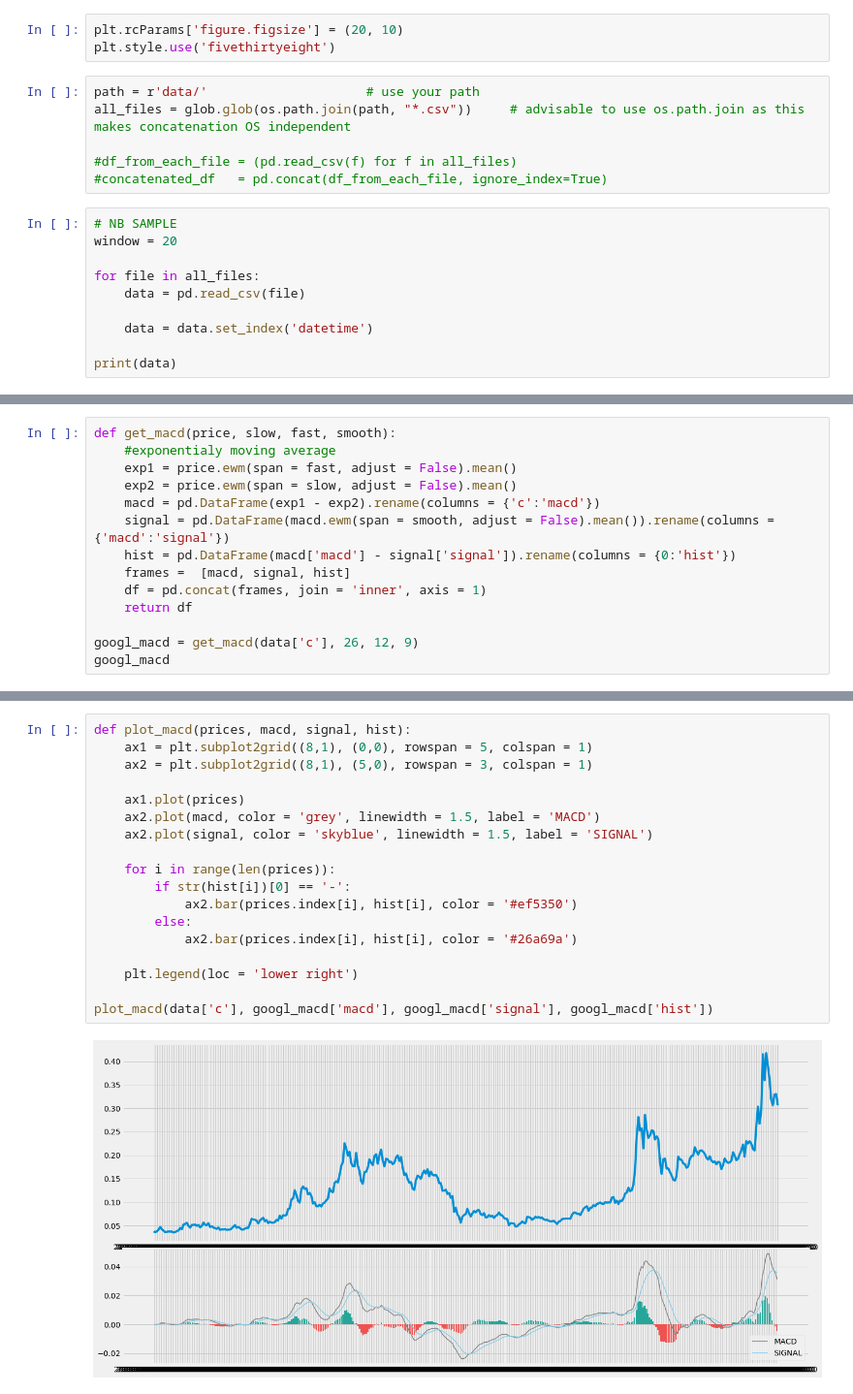
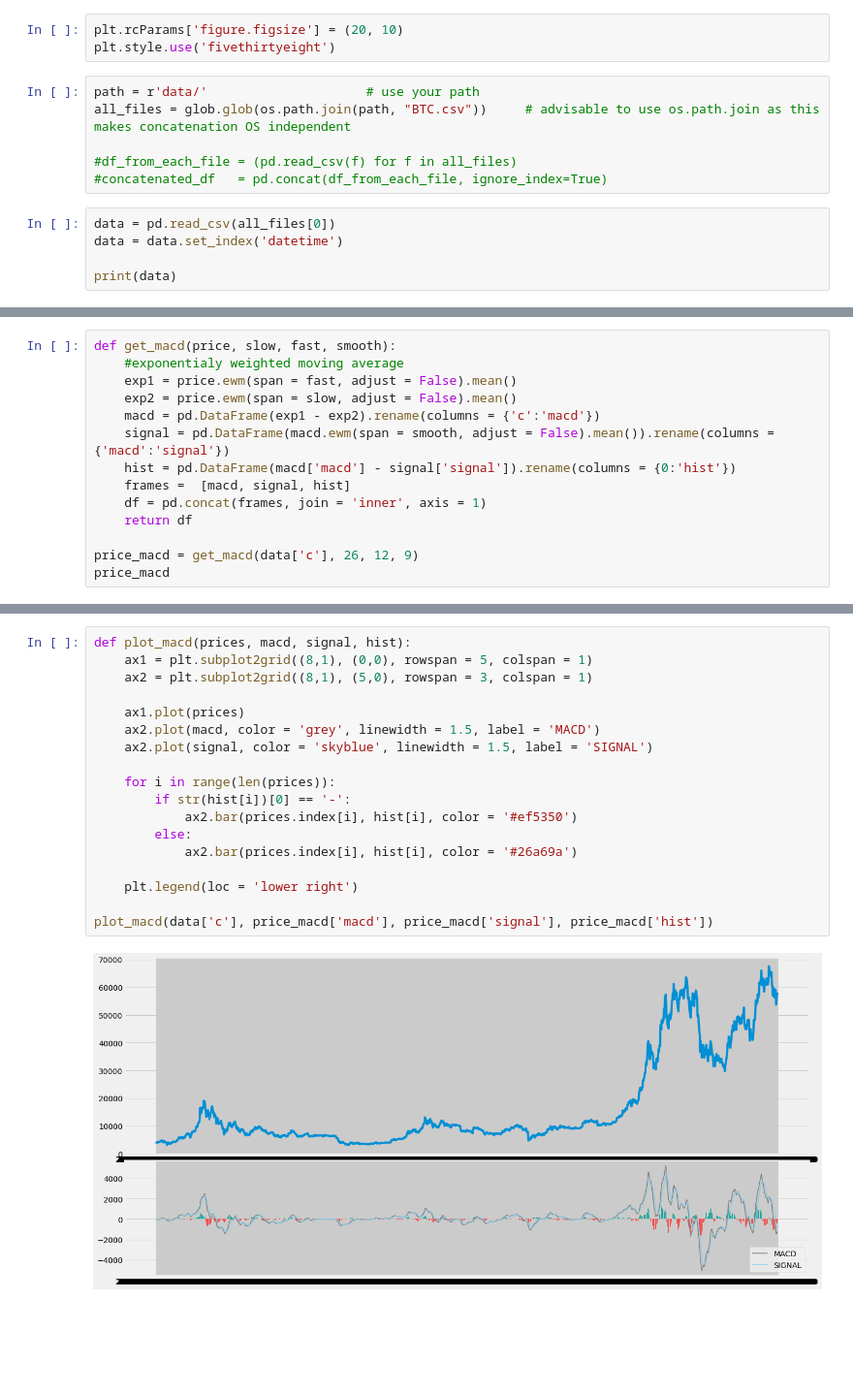
Before and after one commit to UncleBen420/AnSeqData_Crypto_Bot, a Jupyter notebook: MACD.ipynb, the cells around one changed output, grey strips where cells are left out. Shown: that part at 97% size. Drawn from its saved outputs; the diff is of its cells as text; blank space fills up the shorter version.

```diff
--- a/MACD.ipynb
+++ b/MACD.ipynb
@@ -13,18 +13,13 @@ plt.rcParams['figure.figsize'] = (20, 10)
 plt.style.use('fivethirtyeight')
 # %%
 path = r'data/'                     # use your path
-all_files = glob.glob(os.path.join(path, "*.csv"))     # advisable to use os.path.join as this makes concatenation OS independent
+all_files = glob.glob(os.path.join(path, "BTC.csv"))     # advisable to use os.path.join as this makes concatenation OS independent
 
 #df_from_each_file = (pd.read_csv(f) for f in all_files)
 #concatenated_df   = pd.concat(df_from_each_file, ignore_index=True)
 # %%
-# NB SAMPLE
-window = 20
-
-for file in all_files:
-    data = pd.read_csv(file)
-
-    data = data.set_index('datetime')
+data = pd.read_csv(all_files[0])
+data = data.set_index('datetime')
 
 print(data)
 # %% [output]
@@ -65,6 +41,6 @@ FileNotFoundError: [Errno 2] No such file or directory: 'api_key.txt'
 # %%
 def get_macd(price, slow, fast, smooth):
-    #exponentialy moving average
+    #exponentialy weighted moving average
     exp1 = price.ewm(span = fast, adjust = False).mean()
     exp2 = price.ewm(span = slow, adjust = False).mean()
     macd = pd.DataFrame(exp1 - exp2).rename(columns = {'c':'macd'})
@@ -74,8 +50,8 @@ def get_macd(price, slow, fast, smooth):
     df = pd.concat(frames, join = 'inner', axis = 1)
     return df
 
-googl_macd = get_macd(data['c'], 26, 12, 9)
-googl_macd
+price_macd = get_macd(data['c'], 26, 12, 9)
+price_macd
 # %% [output]
 |  | macd | signal | hist |
 | datetime |  |  |  |
@@ -94,23 +70,23 @@ googl_macd
 # %%
 def plot_macd(prices, macd, signal, hist):
     ax1 = plt.subplot2grid((8,1), (0,0), rowspan = 5, colspan = 1)
     ax2 = plt.subplot2grid((8,1), (5,0), rowspan = 3, colspan = 1)
 
     ax1.plot(prices)
     ax2.plot(macd, color = 'grey', linewidth = 1.5, label = 'MACD')
     ax2.plot(signal, color = 'skyblue', linewidth = 1.5, label = 'SIGNAL')
 
     for i in range(len(prices)):
         if str(hist[i])[0] == '-':
             ax2.bar(prices.index[i], hist[i], color = '#ef5350')
         else:
             ax2.bar(prices.index[i], hist[i], color = '#26a69a')
 
     plt.legend(loc = 'lower right')
 
-plot_macd(data['c'], googl_macd['macd'], googl_macd['signal'], googl_macd['hist'])
+plot_macd(data['c'], price_macd['macd'], price_macd['signal'], price_macd['hist'])
 # %% [output]
-[figure, old version]
+[figure, new version]
 # %%
 def implement_macd_strategy(prices, data):
     buy_price = []
```
Also changed, not shown: parts of 8 cells of this notebook, 3 other files.
